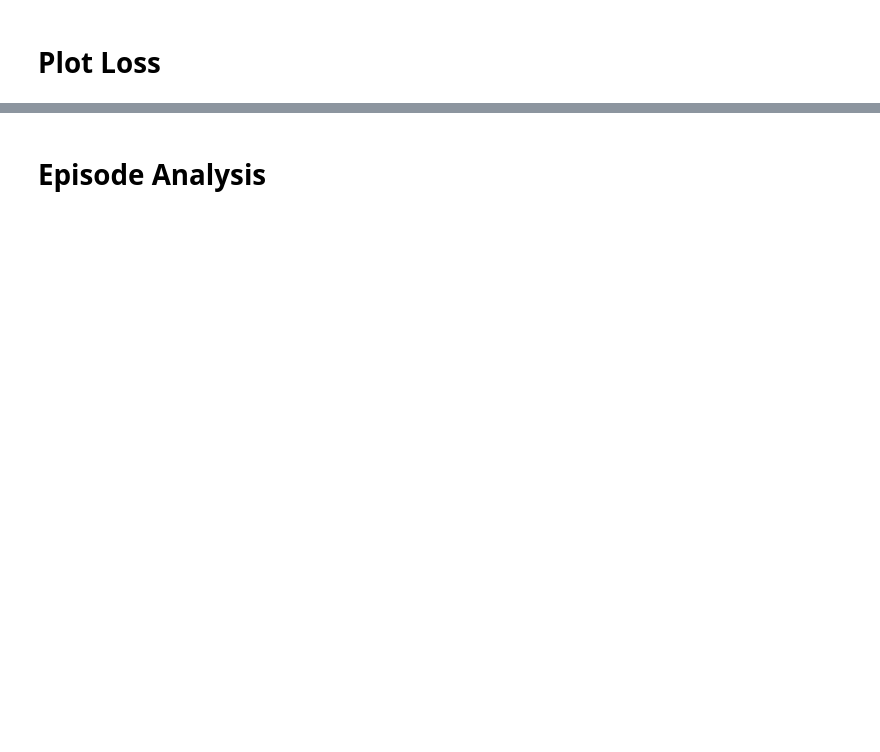
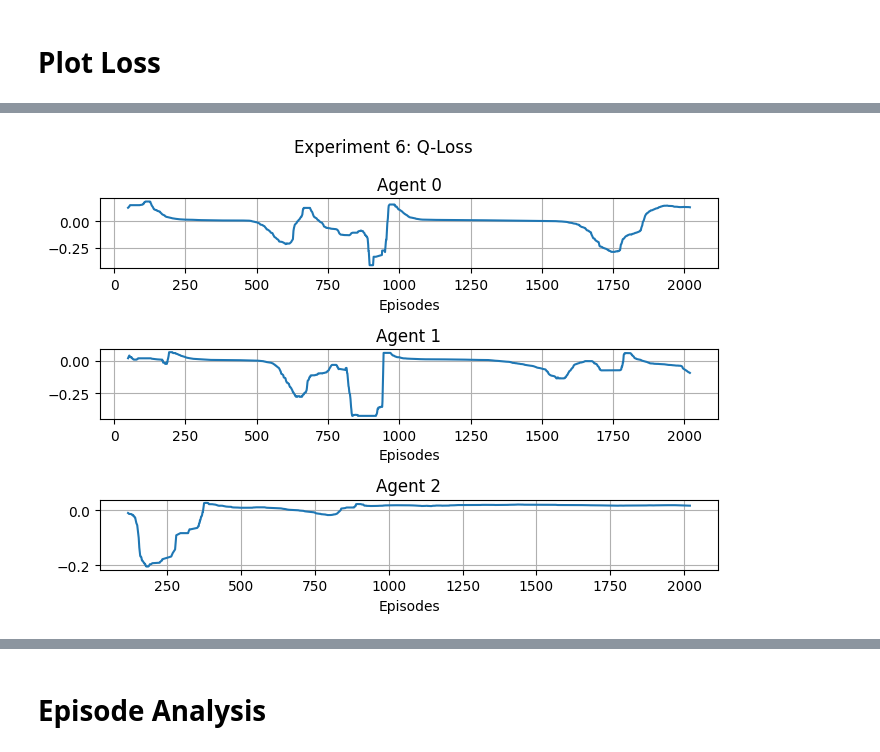
Before and after one commit to buehrerc/MAAC-auto-gov, a Jupyter notebook: analysis/generate_plots.ipynb, the cells around one changed output, grey strips where cells are left out. Saved outputs shown, nothing was run; the diff lists cells and outputs as text; code cells hidden in the pictures; blank space fills up the shorter version.

```diff
--- a/analysis/generate_plots.ipynb
+++ b/analysis/generate_plots.ipynb
@@ -83,3 +85,5 @@ df = format_plot(SESSION_ID, RUN_ID, rolling_mean=True)
 # %%
-plot_agent_loss(SESSION_ID, RUN_ID, 2)
+plot_agent_loss(SESSION_ID, RUN_ID, 3)
+# %% [output]
+[figure, added]
 # %%
```
Also changed, not shown: parts of 6 cells of this notebook, 7 other files.
